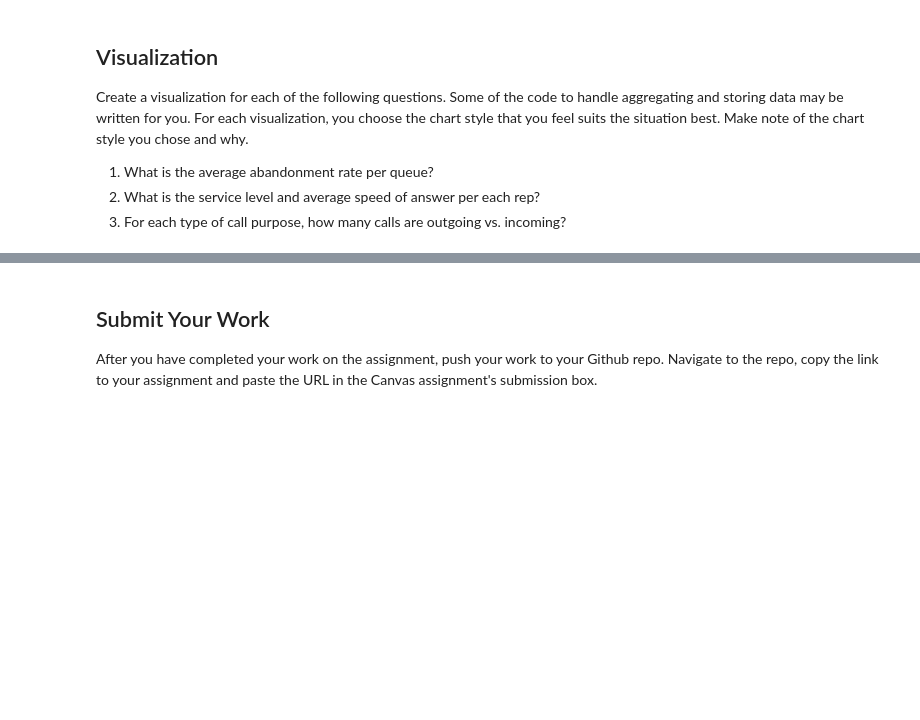
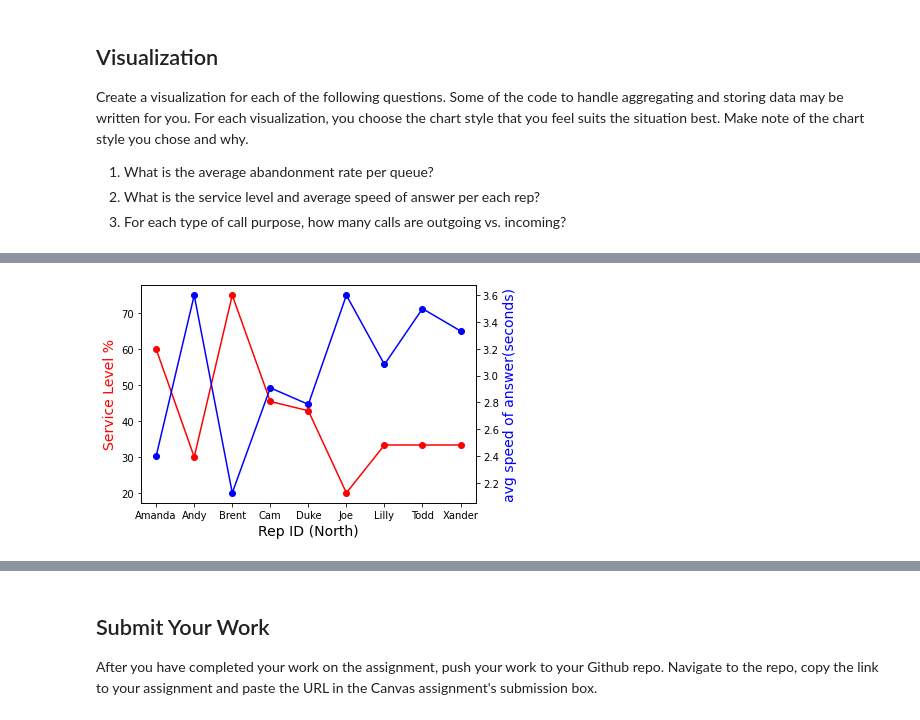
Before and after one commit to dnakagiri/call-center-cleanup-assignment, a Jupyter notebook: Call Center Cleanup.ipynb, the cells around one changed output, grey strips where cells are left out. Cells and saved outputs as stored; diff of their text form; code cells hidden in the pictures; blank space fills up the shorter version.

```diff
--- a/Call Center Cleanup.ipynb
+++ b/Call Center Cleanup.ipynb
@@ -471,0 +481,53 @@ KeyError: 'queue_dict'
+# %%
+# Create visualization 2 here
+# north_plt contains the data you need for the average speed of answer of each rep
+
+north_plt = north_df.groupby("Rep ID")["Incoming Wait Time"].mean().to_frame().reset_index()
+
+# Finding each Rep's Personal Service Level Percentage.  Basically, Calls within 2 secs / total calls
+
+# Table 1: Total Incoming calls less than 2 seconds grouped by Rep
+quick_calls = north_df[north_df["Incoming Wait Time"] <= 2.0]
+quick_reps = quick_calls[["Rep ID", "Calls"]]
+quick_stats = quick_reps.groupby(["Rep ID"]).sum()  # Final Table
+
+
+# Table 2: Total Incoming Calls Only grouped by Rep
+total_calls_in = north_df[north_df["Incoming or Outgoing"] == "Incoming"]
+rep_calls = total_calls_in[["Rep ID", "Calls"]]
+total_stats = rep_calls.groupby(["Rep ID"]).sum() # Final Table
+
+#  Table 3: Service Level Percentage created via merge
+service_level = pd.merge(quick_stats, total_stats, on="Rep ID")
+
+# Create Percentage Column in Table 3
+service_level["Service Level %"] = service_level["Calls_x"]/service_level["Calls_y"] * 100
+
+# Create new table showing both service level and average speed of answer of each rep
+service_speed = pd.merge(service_level, north_plt, on="Rep ID")
+
+
+# dual axis chart
+
+# create figure and axis objects with subplots()
+fig,ax = plt.subplots()
+# fig = plt.figure(figsize=(5,5))
+# ax = fig.add_subplot()
+# make a plot
+ax.plot(service_speed['Rep ID'], service_speed['Service Level %'], color="red", marker="o")
+# set x-axis label
+ax.set_xlabel('Rep ID (North)', fontsize=14)
+# set y-axis label
+ax.set_ylabel('Service Level %', color="red", fontsize=14)
+
+# twin object for two different y-axis on the sample plot
+ax2 = ax.twinx()
+# make a plot with different y-axis using second axis object
+ax2.plot(service_speed['Rep ID'], service_speed['Incoming Wait Time'],color="blue",marker="o")
+ax2.set_ylabel('avg speed of answer(seconds)', color="blue", fontsize=14)
+
+plt.show()
+
+# I should have used subplots for #2
+# %% [output]
+[figure, added]
```
Also changed, not shown: parts of 8 cells of this notebook.
